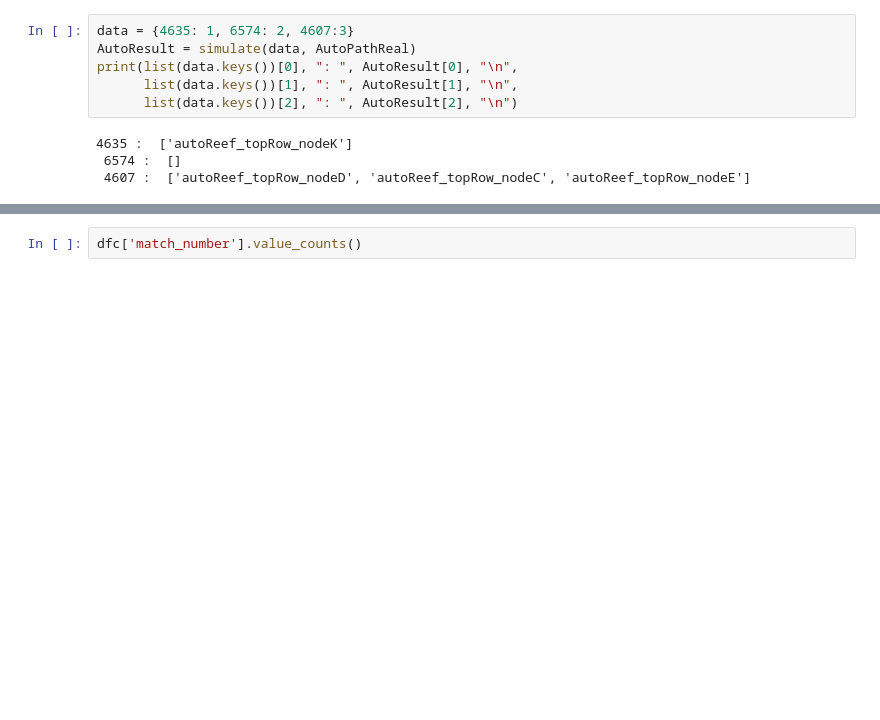
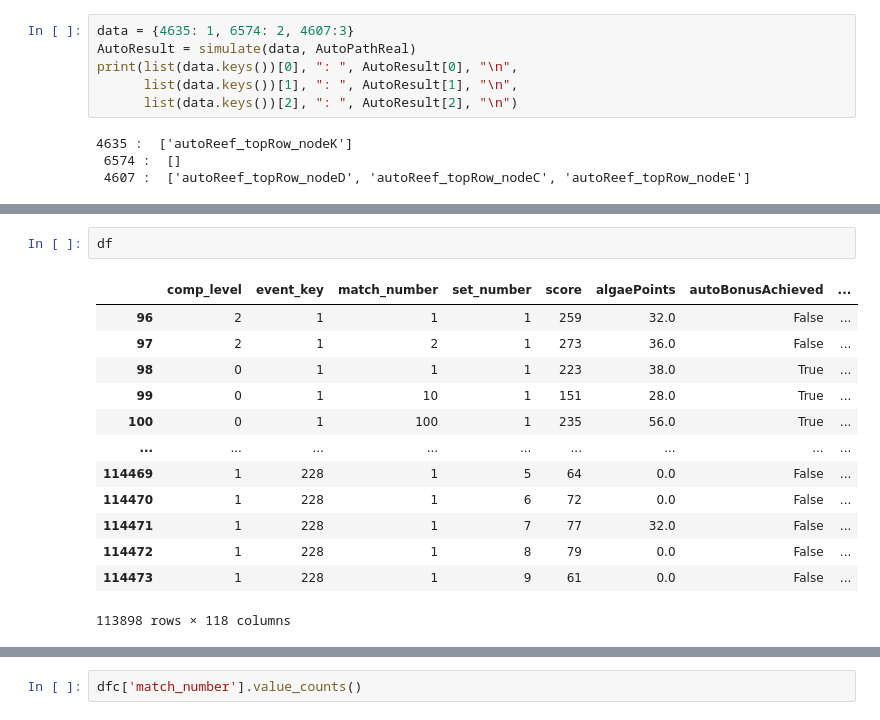
Before and after one commit to romimagshimim-cmyk/RomiRotem, a Jupyter notebook: model.ipynb, the cells around one changed output, grey strips where cells are left out. Saved outputs shown, nothing was run; the diff lists cells and outputs as text; blank space fills up the shorter version.

```diff
--- a/model.ipynb
+++ b/model.ipynb
@@ -316,0 +336,16 @@ print(list(data.keys())[0], ": ", TeleResult[0], "\n",
+# %%
+df
+# %% [output]
+|  | comp_level | event_key | match_number | set_number | score | algaePoints | autoBonusAchieved | ... |
+| 96 | 2 | 1 | 1 | 1 | 259 | 32.0 | False | ... |
+| 97 | 2 | 1 | 2 | 1 | 273 | 36.0 | False | ... |
+| 98 | 0 | 1 | 1 | 1 | 223 | 38.0 | True | ... |
+| 99 | 0 | 1 | 10 | 1 | 151 | 28.0 | True | ... |
+| 100 | 0 | 1 | 100 | 1 | 235 | 56.0 | True | ... |
+| ... | ... | ... | ... | ... | ... | ... | ... | ... |
+| 114469 | 1 | 228 | 1 | 5 | 64 | 0.0 | False | ... |
+| 114470 | 1 | 228 | 1 | 6 | 72 | 0.0 | False | ... |
+| 114471 | 1 | 228 | 1 | 7 | 77 | 32.0 | False | ... |
+| 114472 | 1 | 228 | 1 | 8 | 79 | 0.0 | False | ... |
+| 114473 | 1 | 228 | 1 | 9 | 61 | 0.0 | False | ... |
+113898 rows × 118 columns
```
Also changed, not shown: parts of 11 cells of this notebook, 1 other file.
